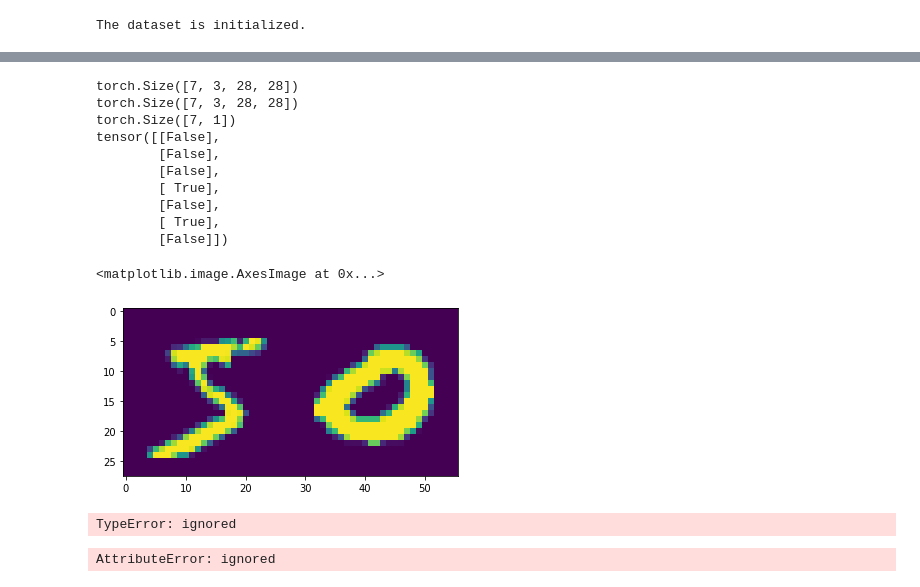
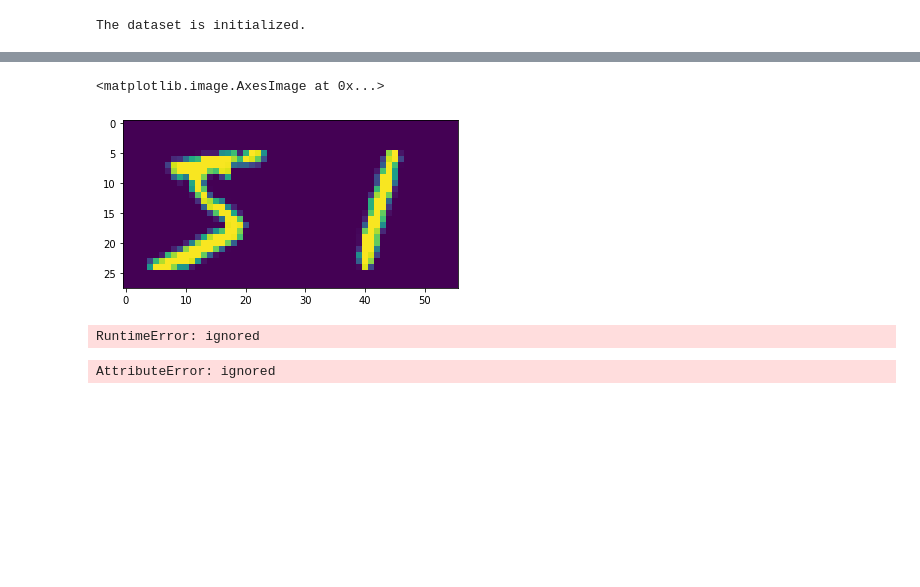
Before and after one commit to xinmiaow/CPSC533R, a Jupyter notebook: Assignment01/assignment1.ipynb, the cells around one changed output, grey strips where cells are left out. Drawn from its saved outputs; the diff is of its cells as text; code cells hidden in the pictures; blank space fills up the shorter version.

```diff
--- a/Assignment01/assignment1.ipynb
+++ b/Assignment01/assignment1.ipynb
@@ -62,7 +62,7 @@ train_set = myMNIST_wrapper(
     ])
 )
 
-loader = torch.utils.data.DataLoader(train_set, shuffle=False,
+train_loader = torch.utils.data.DataLoader(train_set, shuffle=False,
                       batch_size = 7,
                       pin_memory=False,
                       drop_last=False)
@@ -93,3 +116,9 @@ The shape of the second image is:  torch.Size([1, 28, 28])
+# %%
+plt.imshow(torch.cat([batch['img1'][0],
+          batch['img2'][0]],dim=2).cpu().numpy().squeeze())
+# %% [output]
+<matplotlib.image.AxesImage at 0x...>
+[figure, added]
 # %%
 # # define a model from scratch:
 # class myNN(nn.Module):
@@ -141,27 +167,0 @@ class myNN_dict(torchvision.models.ResNet):
-# %%
-# get a batch
-iterator = iter(train_loader)
-batch = next(iterator)
-
-print(batch['img1'].shape)
-print(batch['img2'].shape)
-print(batch['matching_pair'].shape)
-print(batch['matching_pair'])
-# print(batch['img1'])
-# %% [output]
-torch.Size([7, 3, 28, 28])
-torch.Size([7, 3, 28, 28])
-torch.Size([7, 1])
-tensor([[False],
-        [False],
-        [False],
-        [ True],
-        [False],
-        [ True],
-        [False]])
-# %%
-plt.imshow(torch.cat([batch['img1'][0][0],
-          batch['img2'][0][0]],dim=1).cpu().numpy().squeeze())
-# %% [output]
-<matplotlib.image.AxesImage at 0x...>
-[figure, removed]
@@ -168,12 +223,12 @@ plt.imshow(torch.cat([batch['img1'][0][0],
 # %%
-model_2 = myNN_dict()
-print(model_2)
+mylayers = [2,2,2,2]
+model = myNN_dict(BasicBlock, mylayers)
 # model_2.eval()
-model_2.train()
-result =model_2(batch)
+model.train()
+result = model(batch)
 print(result)
 # %% [output]
-TypeError: ignored
+RuntimeError: ignored
 # %%
 network = myNN_dict()
 # %%
```
Also changed, not shown: parts of 5 cells of this notebook.
